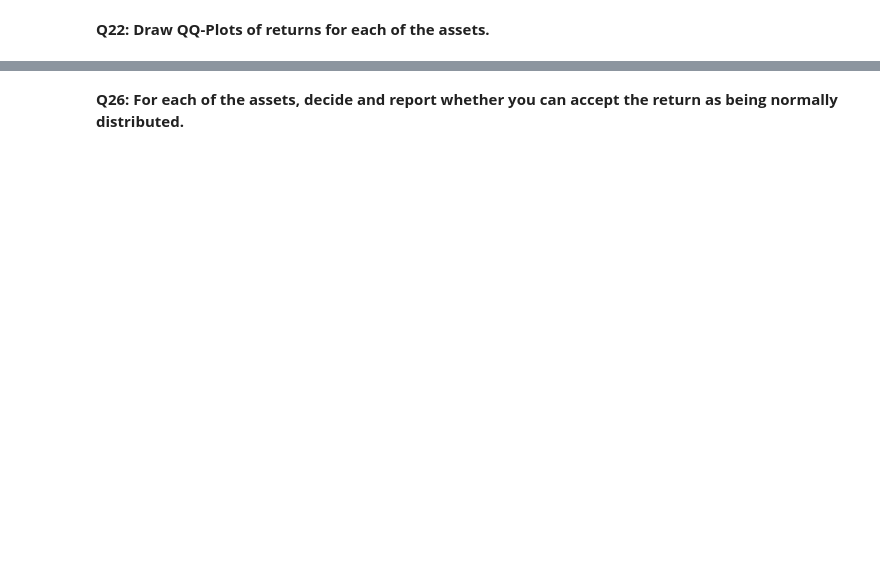
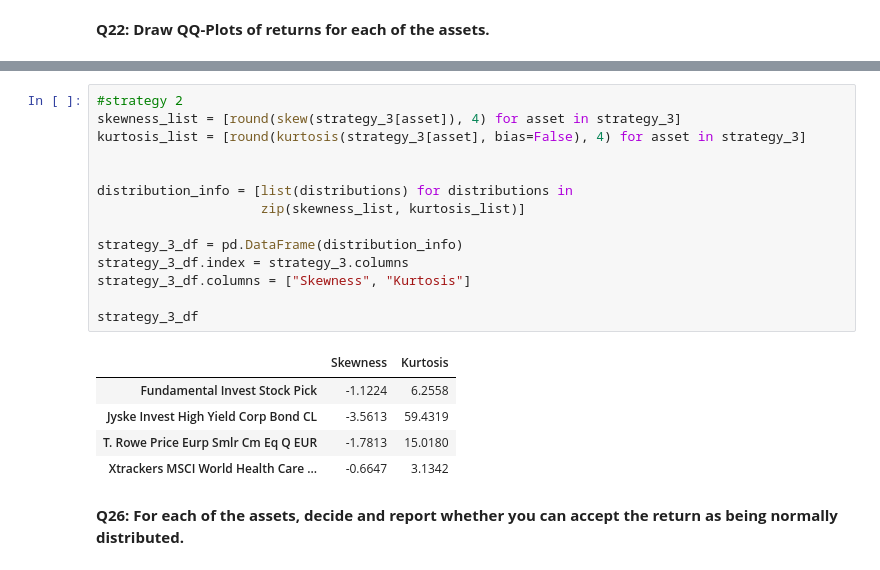
Before and after one commit to jennyjyu/financial-engineering, a Jupyter notebook: Project 3/Project 3.ipynb, the cells around one changed output, grey strips where cells are left out. Saved outputs shown, nothing was run; the diff lists cells and outputs as text; blank space fills up the shorter version.

```diff
--- a/Project 3/Project 3.ipynb
+++ b/Project 3/Project 3.ipynb
@@ -979,2 +1094,22 @@ The starting point for these questions are the 4-5 assets that you have picked f
+# %%
+#strategy 2
+skewness_list = [round(skew(strategy_3[asset]), 4) for asset in strategy_3]
+kurtosis_list = [round(kurtosis(strategy_3[asset], bias=False), 4) for asset in strategy_3]
+
+
+distribution_info = [list(distributions) for distributions in
+                     zip(skewness_list, kurtosis_list)]
+
+strategy_3_df = pd.DataFrame(distribution_info)
+strategy_3_df.index = strategy_3.columns
+strategy_3_df.columns = ["Skewness", "Kurtosis"]
+
+strategy_3_df
+# %% [output]
+|  | Skewness | Kurtosis |
+| Fundamental Invest Stock Pick | -1.1224 | 6.2558 |
+| Jyske Invest High Yield Corp Bond CL | -3.5613 | 59.4319 |
+| T. Rowe Price Eurp Smlr Cm Eq Q EUR | -1.7813 | 15.0180 |
+| Xtrackers MSCI World Health Care ... | -0.6647 | 3.1342 |
 # %% [markdown]
 **Q26: For each of the assets, decide and report whether you can accept the return as being normally distributed.**
```
Also changed, not shown: parts of 11 cells of this notebook.
